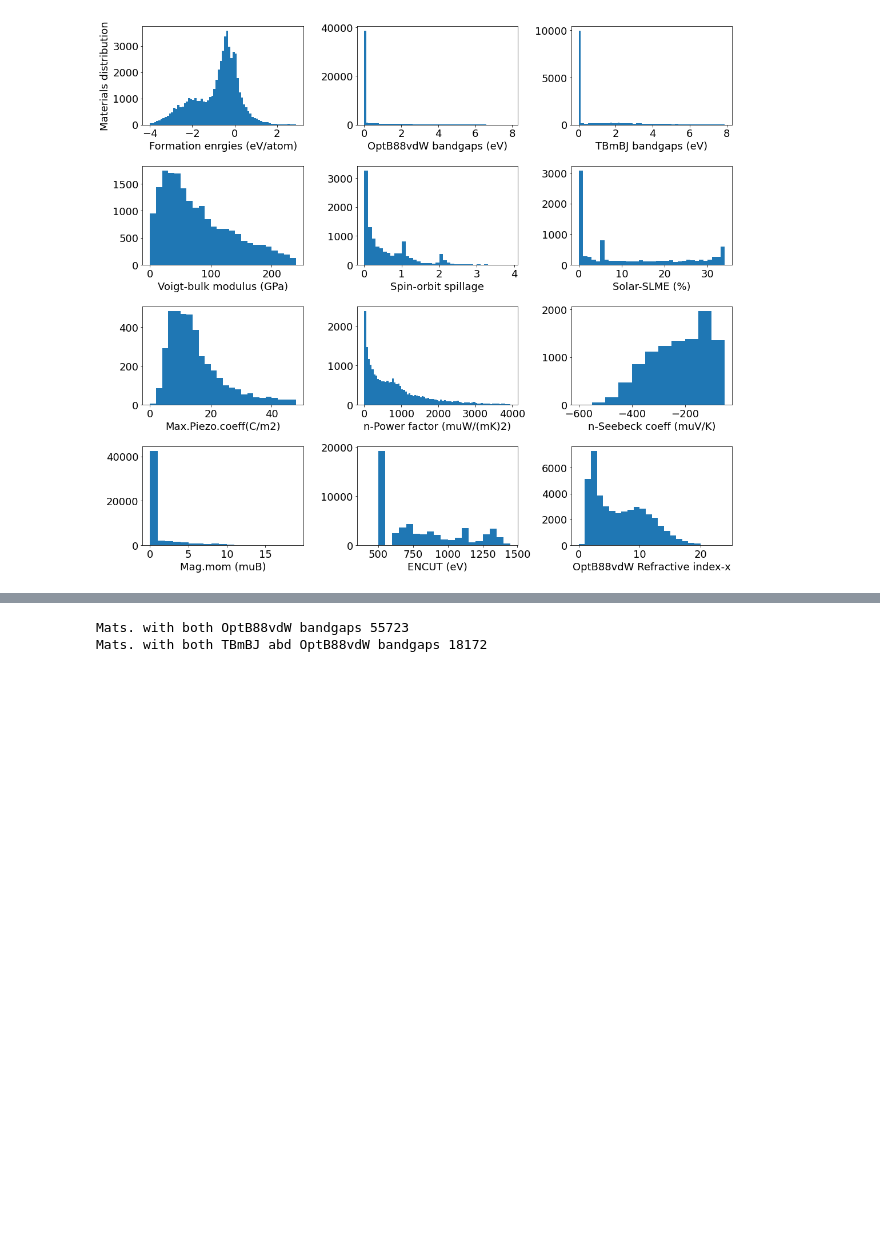
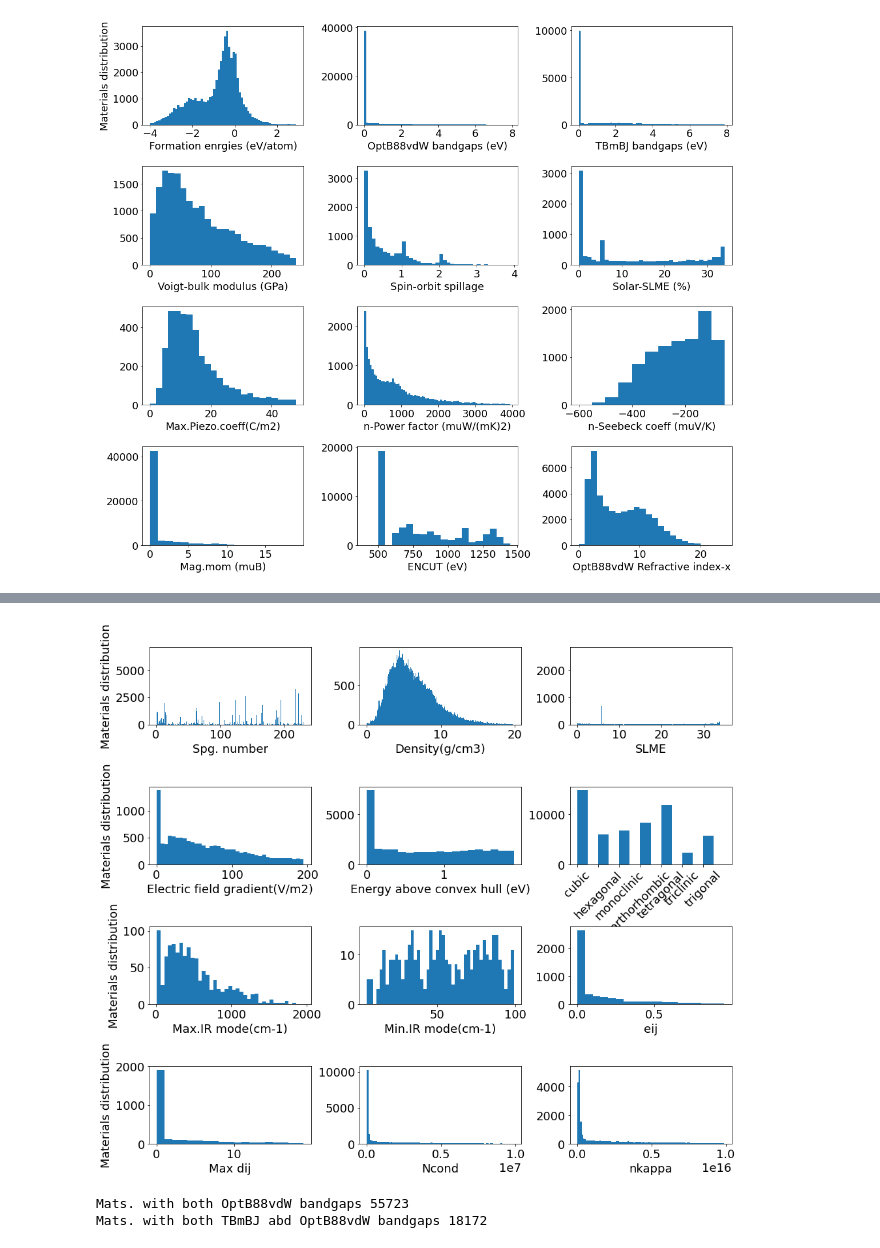
Before and after one commit to JARVIS-Materials-Design/jarvis-tools-notebooks, a Jupyter notebook: jarvis-tools-notebooks/Analyzing_data_in_the_JARVIS_DFT_dataset.ipynb, the cells around one changed output, grey strips where cells are left out. Cells and saved outputs as stored; diff of their text form; code cells hidden in the pictures; blank space fills up the shorter version.

```diff
--- a/jarvis-tools-notebooks/Analyzing_data_in_the_JARVIS_DFT_dataset.ipynb
+++ b/jarvis-tools-notebooks/Analyzing_data_in_the_JARVIS_DFT_dataset.ipynb
@@ -174,3 +174,99 @@ plt.xlabel('OptB88vdW Refractive index-x')
 plt.tight_layout()
 # %% [output]
 [figure]
+# %%
+# Few more properties
+import matplotlib
+%matplotlib inline
+import matplotlib.pyplot as plt
+from matplotlib.gridspec import GridSpec
+
+the_grid = GridSpec(4, 3,hspace=0.8,wspace=0.3)
+plt.rcParams.update({'font.size': 18})
+plt.figure(figsize=(16,14))
+
+plt.subplot(the_grid[0, 0])
+val=np.array(df['spg'].replace('na',np.nan).dropna().values,dtype='int')
+plt.hist(val,bins=np.arange(1,231,1))
+plt.xlabel('Spg. number')
+plt.ylabel('Materials distribution')
+
+plt.subplot(the_grid[0, 1])
+val=np.array(df['density'].replace('na',np.nan).dropna().values,dtype='float')
+plt.hist(val,bins=np.arange(0,20,.1))
+plt.xlabel('Density(g/cm3)')
+#plt.ylabel('Materials distribution')
+
+plt.subplot(the_grid[0, 2])
+#val=np.array(df['Tc_supercon'].replace('na',np.nan).dropna().values,dtype='float')
+val=np.array(df['slme'].replace('na',np.nan).dropna().values,dtype='float')
+plt.hist(val,bins=np.arange(0,35,.1))
+plt.xlabel('SLME')
+#plt.xlabel('Tc_supercon (K)')
+#plt.ylabel('Materials distribution')
+
+plt.subplot(the_grid[1, 0])
+val=np.array(df['max_efg'].replace('na',np.nan).dropna().values,dtype='float')
+plt.hist(val,bins=np.arange(0,200,5))
+plt.xlabel('Electric field gradient(V/m2)')
+plt.ylabel('Materials distribution')
+
+
+plt.subplot(the_grid[1, 1])
+val=np.array(df['ehull'].replace('na',np.nan).dropna().values,dtype='float')
+plt.hist(val,bins=np.arange(0,2,.1))
+plt.xlabel('Energy above convex hull (eV)')
+#plt.ylabel('Materials distribution')
+
+plt.subplot(the_grid[1, 2])
+crys = pd.Categorical(df.crys)
+print ('Crystal systems',crys.categories)
+val=np.array(crys.codes,dtype='int')
+plt.hist(val,bins=np.arange(0,8,1),width=.5)
+plt.xticks([0,1,2,3,4,5,6],crys.categories.values,rotation=45)
+plt.xlabel('Crystal systems')
+#plt.ylabel('Materials distribution')
+
+
+plt.subplot(the_grid[2, 0])
+val=np.array(df['max_ir_mode'].replace('na',np.nan).dropna().values,dtype='float')
+plt.hist(val,bins=np.arange(10,2000,50))
+plt.ylabel('Materials distribution')
+plt.xlabel('Max.IR mode(cm-1)')
+
+
+plt.subplot(the_grid[2, 1])
+val=np.array(df['min_ir_mode'].replace('na',np.nan).dropna().values,dtype='float')
+plt.hist(val,bins=np.arange(5,100,2))
+#plt.ylabel('Materials distribution')
+plt.xlabel('Min.IR mode(cm-1)')
+
+plt.subplot(the_grid[2, 2])
+val=np.array(df['dfpt_piezo_max_eij'].replace('na',np.nan).dropna().values,dtype='float')
+plt.hist(val,bins=np.arange(0,1,.05))
+#plt.ylabel('Materials distribution')
+plt.xlabel('eij')
+
+
+plt.subplot(the_grid[3, 0])
+val=np.array(df['dfpt_piezo_max_dij'].replace('na',np.nan).dropna().values,dtype='float')
+plt.hist(val,bins=np.arange(0,20,1))
+plt.ylabel('Materials distribution')
+plt.xlabel('Max dij')
+
+
+plt.subplot(the_grid[3, 1])
+val=df['ncond'].replace('na',np.nan).dropna().values
+plt.hist(val,bins=np.arange(10,1e7,1e5))
+#plt.ylabel('Materials distribution')
+plt.xlabel('Ncond')
+
+
+
+plt.subplot(the_grid[3, 2])
+val=df['nkappa'].replace('na',np.nan).dropna().values
+plt.hist(val,bins=np.arange(10,1e16,1e14))
+#plt.ylabel('Materials distribution')
+plt.xlabel('nkappa')
+plt.tight_layout()
+# %% [output]
@@ -177,3 +276,4 @@ plt.tight_layout()
+[figure, added]
 # %%
 # Let's compare OptB88vdW and TBmBJ bandgaps
 df2=df[['optb88vdw_bandgap','mbj_bandgap']].replace('na',np.nan).dropna()
```
Also changed, not shown: parts of 3 cells of this notebook.
